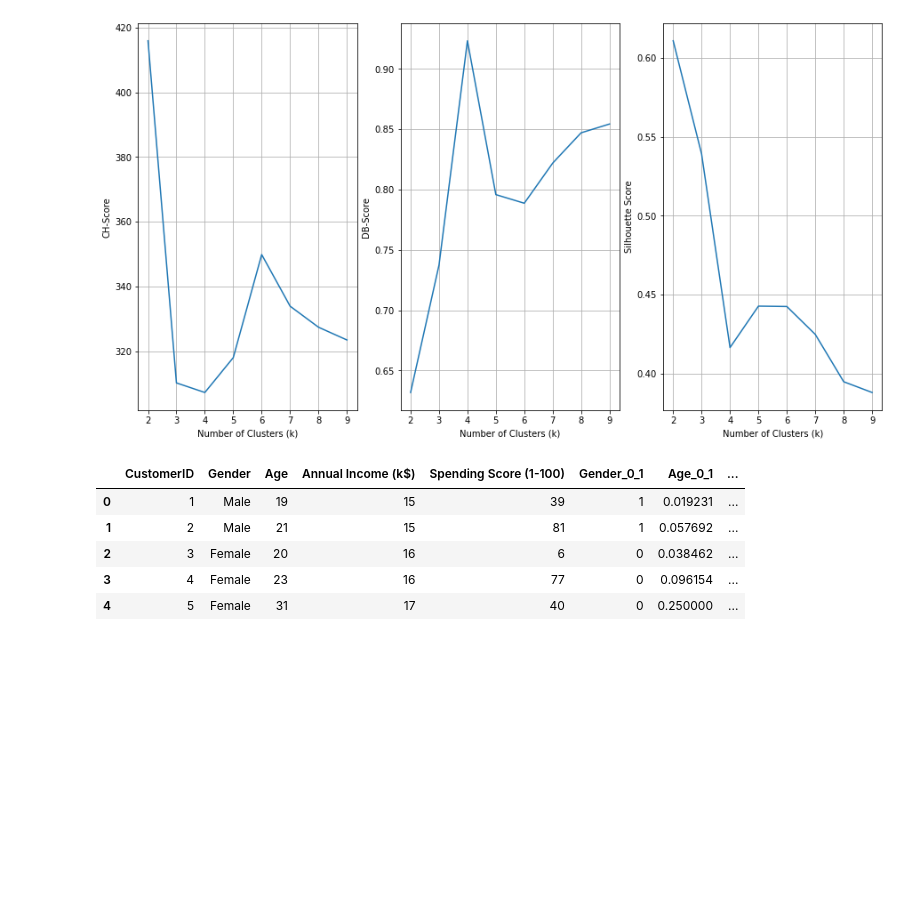
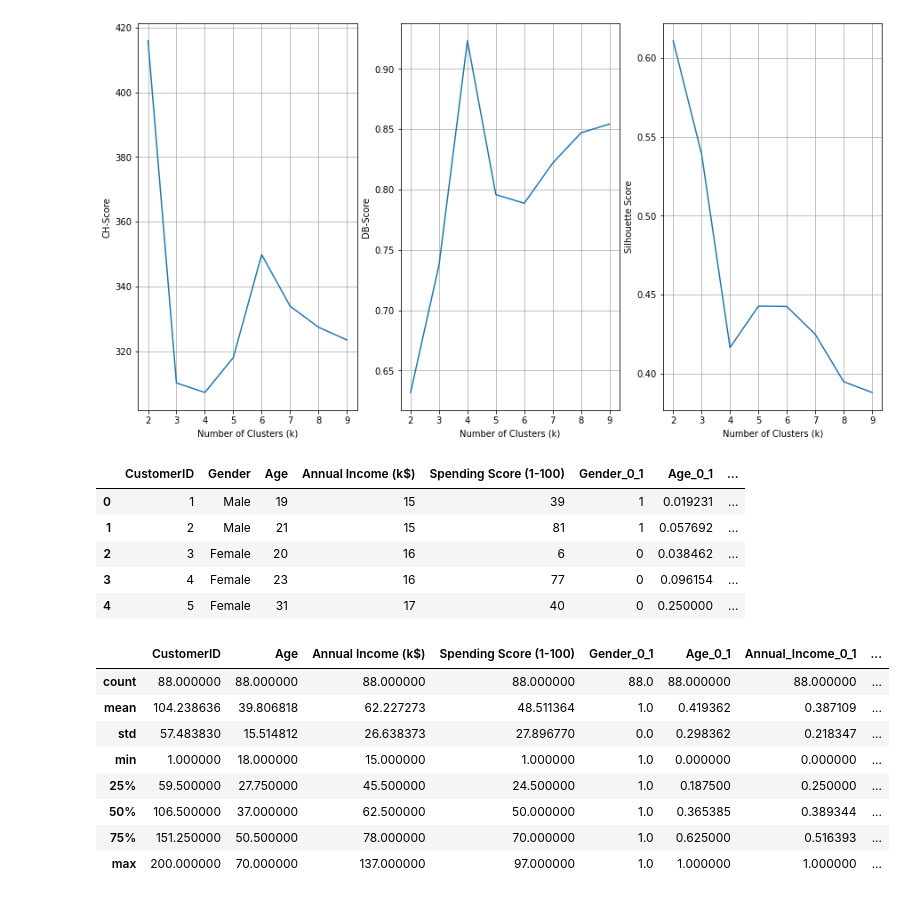
Before and after one commit to oscarm524/data_445_dummy, a Jupyter notebook: Hwks/scratch.ipynb, the cells around one changed output. Drawn from its saved outputs; the diff is of its cells as text; code cells hidden in the pictures; blank space fills up the shorter version.

```diff
--- a/Hwks/scratch.ipynb
+++ b/Hwks/scratch.ipynb
@@ -105,0 +103,14 @@ cl
+# %%
+## Cluster 0
+cluster_0 = customers[customers['cluster'] == 0].reset_index(drop = True)
+cluster_0.describe()
+# %% [output]
+|  | CustomerID | Age | Annual Income (k$) | Spending Score (1-100) | Gender_0_1 | Age_0_1 | Annual_Income_0_1 | ... |
+| count | 88.000000 | 88.000000 | 88.000000 | 88.000000 | 88.0 | 88.000000 | 88.000000 | ... |
+| mean | 104.238636 | 39.806818 | 62.227273 | 48.511364 | 1.0 | 0.419362 | 0.387109 | ... |
+| std | 57.483830 | 15.514812 | 26.638373 | 27.896770 | 0.0 | 0.298362 | 0.218347 | ... |
+| min | 1.000000 | 18.000000 | 15.000000 | 1.000000 | 1.0 | 0.000000 | 0.000000 | ... |
+| 25% | 59.500000 | 27.750000 | 45.500000 | 24.500000 | 1.0 | 0.187500 | 0.250000 | ... |
+| 50% | 106.500000 | 37.000000 | 62.500000 | 50.000000 | 1.0 | 0.365385 | 0.389344 | ... |
+| 75% | 151.250000 | 50.500000 | 78.000000 | 70.000000 | 1.0 | 0.625000 | 0.516393 | ... |
+| max | 200.000000 | 70.000000 | 137.000000 | 97.000000 | 1.0 | 1.000000 | 1.000000 | ... |
```
Also changed, not shown: parts of 2 cells of this notebook.
